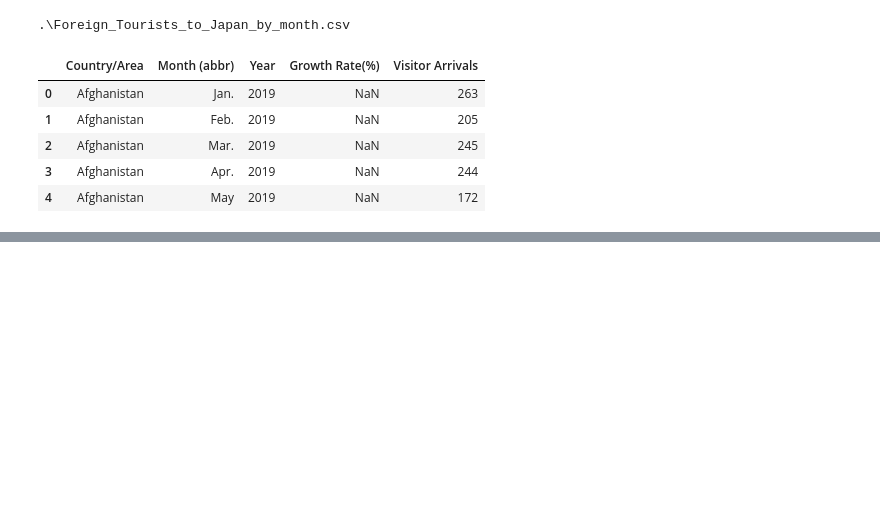
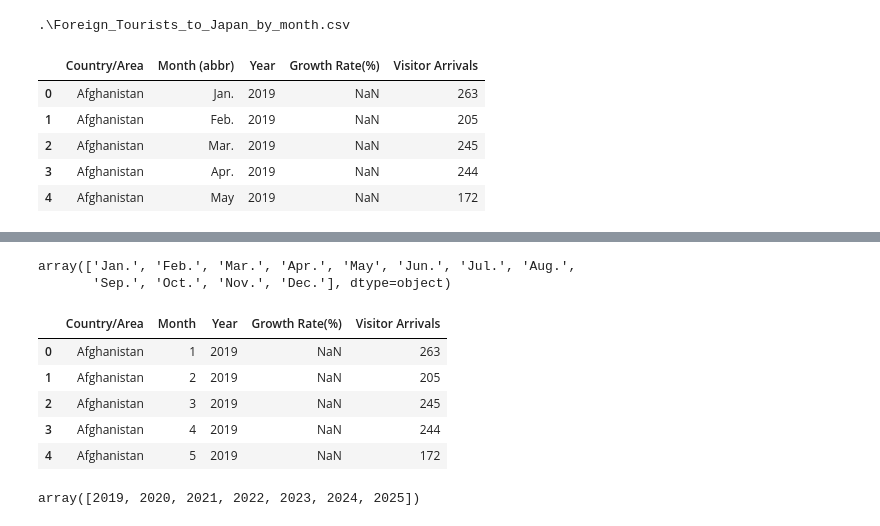
Before and after one commit to YusukeHomma/PublicRepo, a Jupyter notebook: test.ipynb, the cells around one changed output, grey strips where cells are left out. Drawn from its saved outputs; the diff is of its cells as text; code cells hidden in the pictures; blank space fills up the shorter version.

```diff
--- a/test.ipynb
+++ b/test.ipynb
@@ -65,8 +45,8 @@ print(file_list[0])
 .\Foreign_Tourists_to_Japan_by_month.csv
 # %%
 # read csv file and take a look
-data_sample = pd.read_csv(file_list[0])
-data_sample.head()
+df_sample = pd.read_csv(file_list[0])
+df_sample.head()
 # %% [output]
 |  | Country/Area | Month (abbr) | Year | Growth Rate(%) | Visitor Arrivals |
 | 0 | Afghanistan | Jan. | 2019 | NaN | 263 |
@@ -88,0 +91,5 @@ data_sample.describe()
+# %%
+df_sample["Month (abbr)"].unique()
+# %% [output]
+array(['Jan.', 'Feb.', 'Mar.', 'Apr.', 'May', 'Jun.', 'Jul.', 'Aug.',
+       'Sep.', 'Oct.', 'Nov.', 'Dec.'], dtype=object)
@@ -88,0 +104,22 @@ data_sample.describe()
+# %%
+# convert Month data from character to numeric
+df_sample["Month (abbr)"] = df_sample["Month (abbr)"].apply(lambda x: dict_month_map[x])
+# rename columns
+df_sample.rename(columns={"Month (abbr)": "Month"}, inplace=True)
+# change the data type for some columns
+df_sample["Month"] = df_sample["Month"].astype(int)
+df_sample["Growth Rate(%)"] = df_sample["Growth Rate(%)"].str.replace(',', '').astype(float)
+df_sample["Visitor Arrivals"] = df_sample["Visitor Arrivals"].str.replace(',','').astype("Int64")
+df_sample.head()
+# %% [output]
+|  | Country/Area | Month | Year | Growth Rate(%) | Visitor Arrivals |
+| 0 | Afghanistan | 1 | 2019 | NaN | 263 |
+| 1 | Afghanistan | 2 | 2019 | NaN | 205 |
+| 2 | Afghanistan | 3 | 2019 | NaN | 245 |
+| 3 | Afghanistan | 4 | 2019 | NaN | 244 |
+| 4 | Afghanistan | 5 | 2019 | NaN | 172 |
+# %%
+# check the value of the year
+df_sample["Year"].unique()
+# %% [output]
+array([2019, 2020, 2021, 2022, 2023, 2024, 2025])
```
Also changed, not shown: parts of 11 cells of this notebook.
